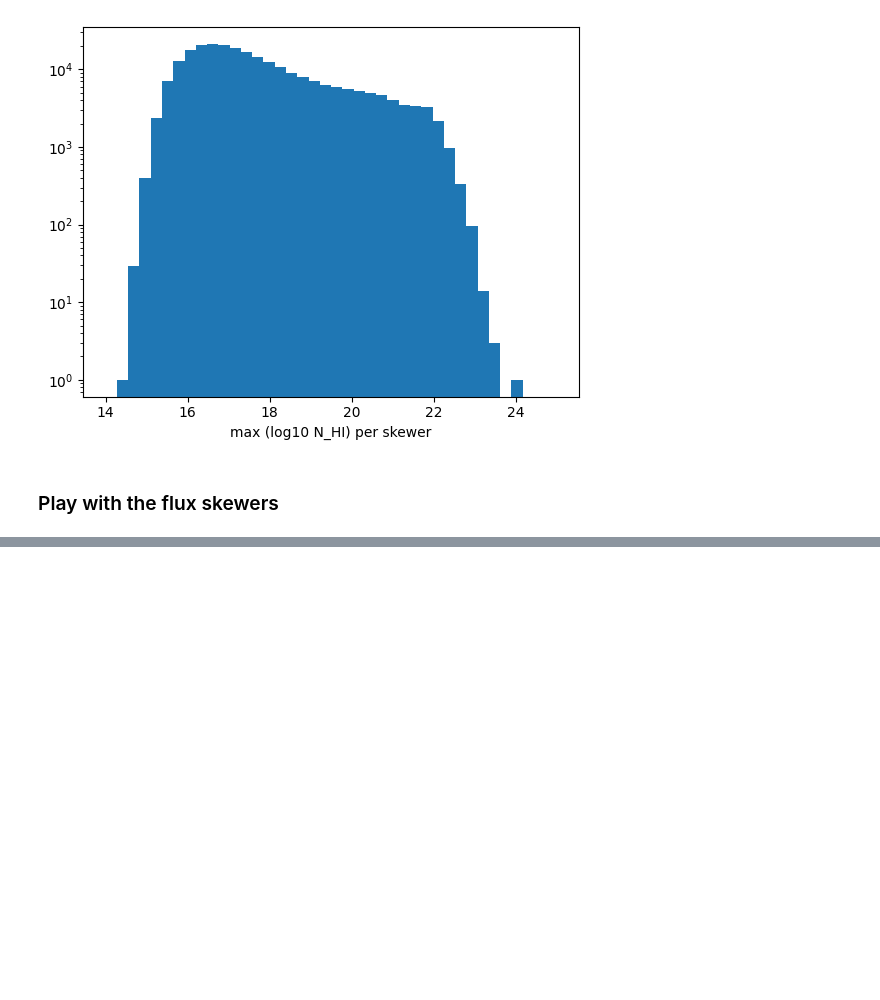
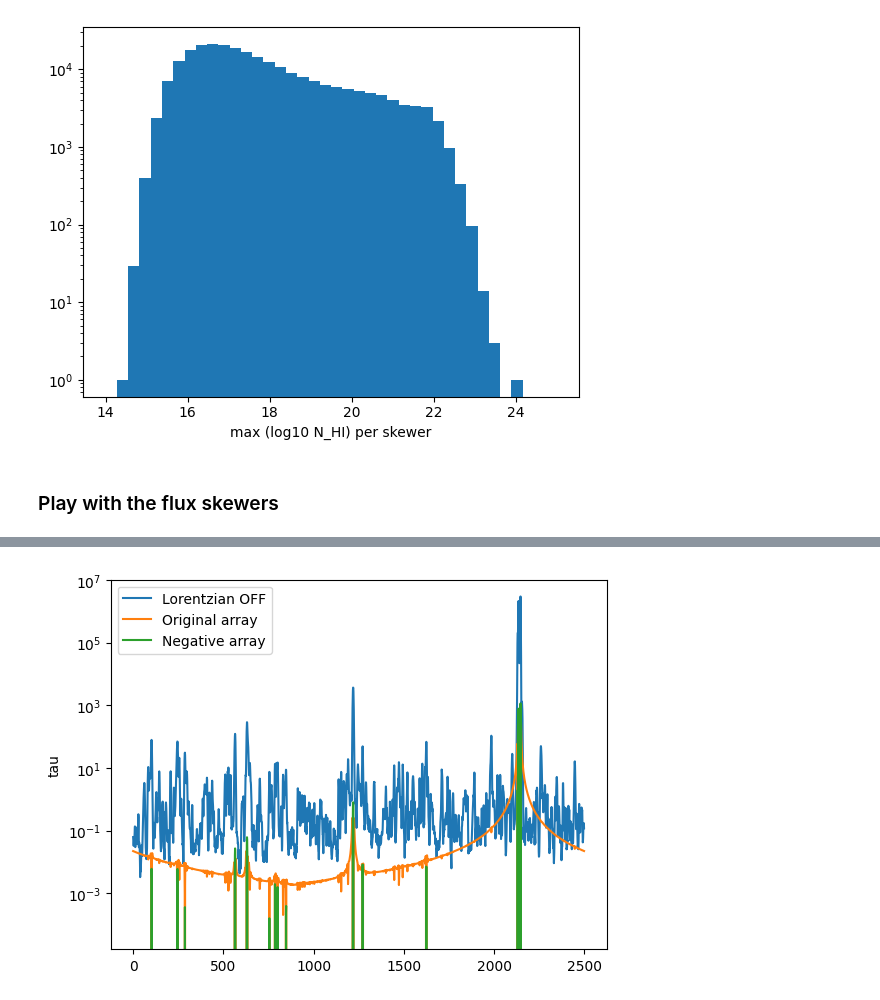
Before and after one commit to andreufont/astrid_hcd, a Jupyter notebook: read_spectra.ipynb, the cells around one changed output, grey strips where cells are left out. Cells and saved outputs as stored; diff of their text form; code cells hidden in the pictures; blank space fills up the shorter version.

```diff
--- a/read_spectra.ipynb
+++ b/read_spectra.ipynb
@@ -152,0 +182,10 @@ plt.ylabel('F');
+# %%
+# plot the skewer with and without self-shielding
+#plt.semilogy(tau_on[plot_isk],label='Lorentzian ON')
+plt.semilogy(tau_off[plot_isk],label='Lorentzian OFF')
+plt.semilogy(new_tau,label='Original array')
+plt.semilogy(-new_tau,label='Negative array')
+plt.ylabel('tau')
+plt.legend();
+# %% [output]
+[figure, added]
```
Also changed, not shown: parts of 20 cells of this notebook.
